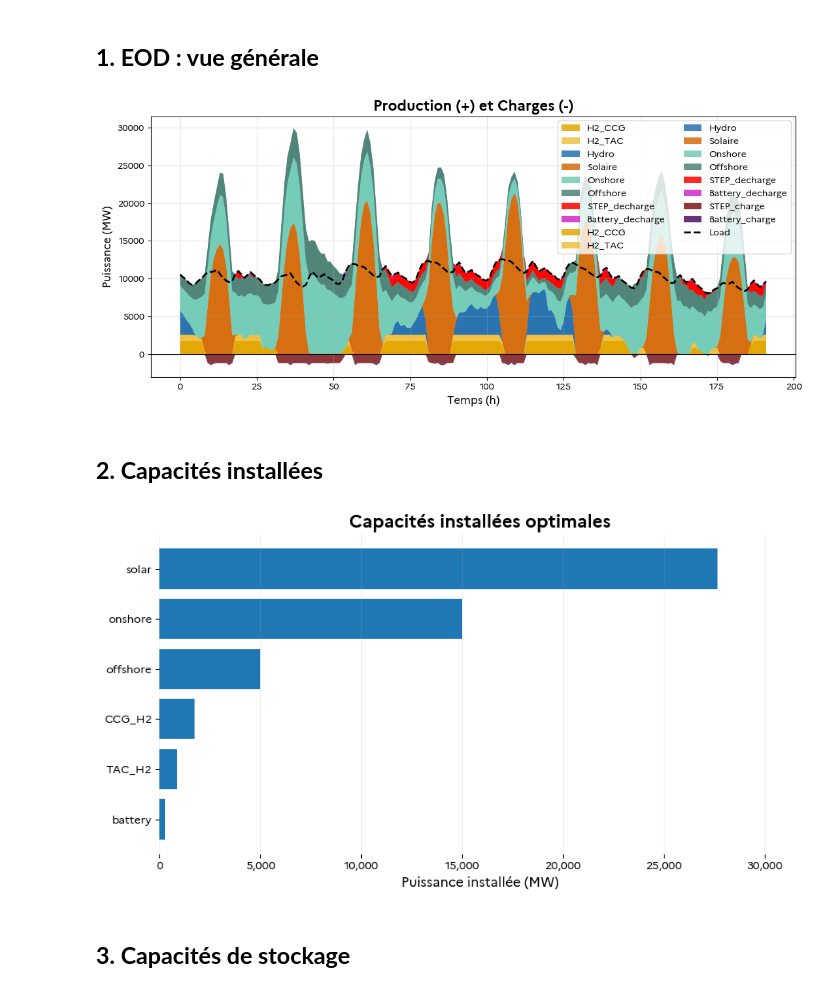
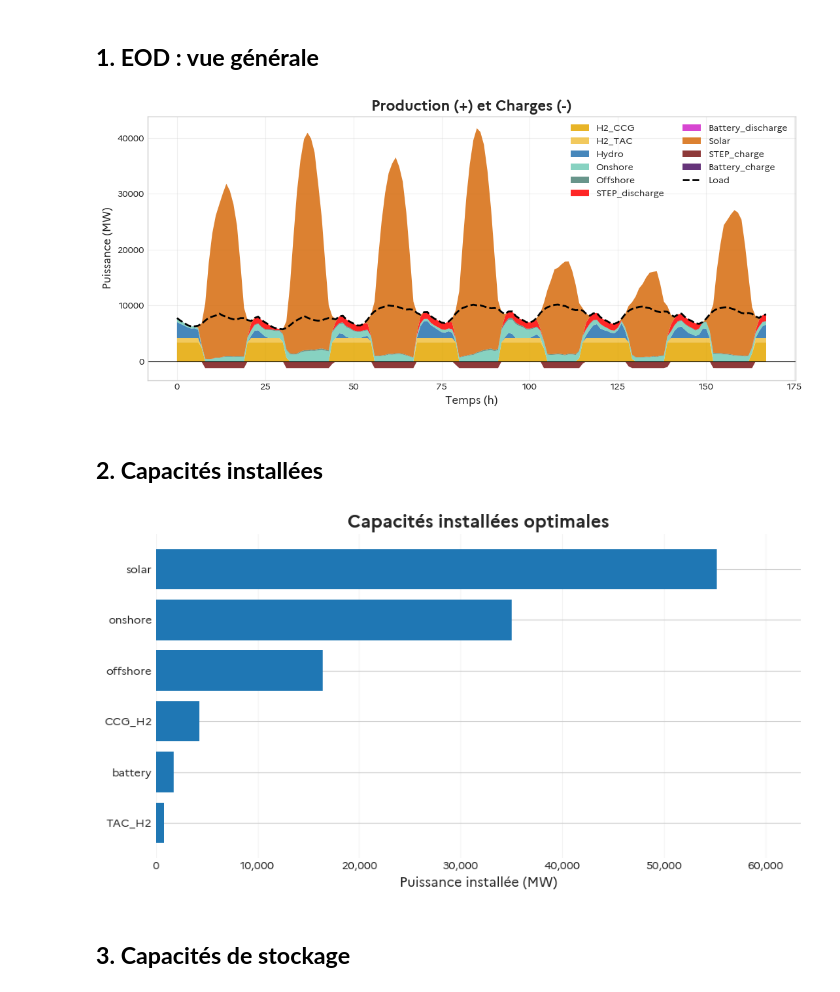
Before and after one commit to alextonon/ETE305_Optimization_Study, a Jupyter notebook: analysis.ipynb, the cells around one changed output. Drawn from its saved outputs; the diff is of its cells as text; code cells hidden in the pictures.

```diff
--- a/analysis.ipynb
+++ b/analysis.ipynb
@@ -38,7 +38,7 @@ plt.rcParams.update({
 
 # Colors and styles for plotting
 palette = {
-    "Solaire":      "#d66b0d",
+    "Solar":      "#d66b0d",
     "Hydro":        "#2672b0",
     "Onshore":      "#72cbb7",
     "Offshore":     "#4d8377",
@@ -46,15 +46,16 @@ palette = {
     "H2_TAC":       "#f0c040",
     "STEP_charge":  "#7a1616",
     "Fond":         "#ffffff",
-    "STEP_decharge": "#ff0000",
+    "STEP_discharge": "#ff0000",
     "Battery_charge": "#4B1063",
-    "Battery_decharge": "#d126c9",
+    "Battery_discharge": "#d126c9",
+    "Battery" : "#8226A7",
 }
 
 # Colonnes production (positives)
 prod_cols = [
     'H2_CCG','H2_TAC','Hydro','Onshore','Offshore',
-    'STEP_decharge','Battery_decharge','Solaire'
+    'STEP_discharge','Battery_discharge','Solar'
 ]
 
 # Colonnes charge
@@ -62,7 +63,9 @@ charge_cols = [
     'STEP_charge','Battery_charge'
 ]
 # %%
-df = pd.read_csv('results.csv', sep=';')
-df.drop(columns=['t'], inplace=True)
+df_global = pd.read_csv('results/annual/results.csv', sep=';')
+df_global.drop(columns=['t'], inplace=True)
 
-json.load(open('parc_resultats.json', 'r'))
+parc = json.load(open('results/annual/parc_annuel.json', 'r'))
+
+evolution_parc = json.load(open("results/annual/evolution_parc.json", "r"))
@@ -86,3 +72,6 @@ json.load(open('parc_resultats.json', 'r'))
+# %%
+WEEK_TO_PLOT = 0
+df = df_global.iloc[WEEK_TO_PLOT*7*24:(WEEK_TO_PLOT+1)*7*24]
 # %% [markdown]
 ## **1. EOD : vue générale**
 # %%
@@ -92,35 +81,35 @@ plt.figure(figsize=(11,5))
 plt.stackplot(
     df.index,
     [df[c] for c in prod_cols],
     colors=[palette[c] for c in prod_cols],
     labels=prod_cols,
     alpha=0.85
 )
 
 # --- STACK NEGATIF ---
 plt.stackplot(
     df.index,
-    [df[c] for c in charge_cols],   # ⚠️ on met en négatif
+    [-df[c] for c in charge_cols],   # ⚠️ on met en négatif
     colors=[palette[c] for c in charge_cols],
     labels=charge_cols,
     alpha=0.85
 )
 
 # Ligne zéro
 plt.axhline(0, color="black", linewidth=0.8)
 
 # Load
 plt.plot(df.index, df['Load'], color="black", linestyle='--', linewidth=2, label="Load")
 
 plt.title("Production (+) et Charges (-)")
 plt.xlabel("Temps (h)")
 plt.ylabel("Puissance (MW)")
 plt.legend(ncol=2)
 plt.grid(alpha=0.3)
 plt.tight_layout()
 plt.show()
 # %% [output]
-[figure, old version]
+[figure, new version]
 # %% [markdown]
 ## **2. Capacités installées**
 # %%
@@ -129,12 +118,6 @@ import matplotlib.pyplot as plt
 from matplotlib.offsetbox import OffsetImage, AnnotationBbox
 import matplotlib.ticker as mtick
 import os
-
-# ------------------------
-# Lecture du JSON
-# ------------------------
-with open("parc_resultats.json", "r") as f:
-    parc = json.load(f)
 
 data = parc["capacites_MW"].copy()
 
@@ -143,7 +126,6 @@ data = parc["capacites_MW"].copy()
 # ------------------------
 if "H2" in parc:
 
-    # ⚠️ adapte ces valeurs à ton modèle
     Pmax_CCG_unite = 430  # MW par unité CCG
     Pmax_TAC_unite = 85   # MW par unité TAC
 
@@ -217,7 +199,7 @@ for spine in ax.spines.values():
 plt.tight_layout()
 plt.show()
 # %% [output]
-[figure, old version]
+[figure, new version]
 # %% [markdown]
 ## **3. Capacités de stockage**
 # %%
```
Also changed, not shown: parts of 8 cells of this notebook, 8 other files.
